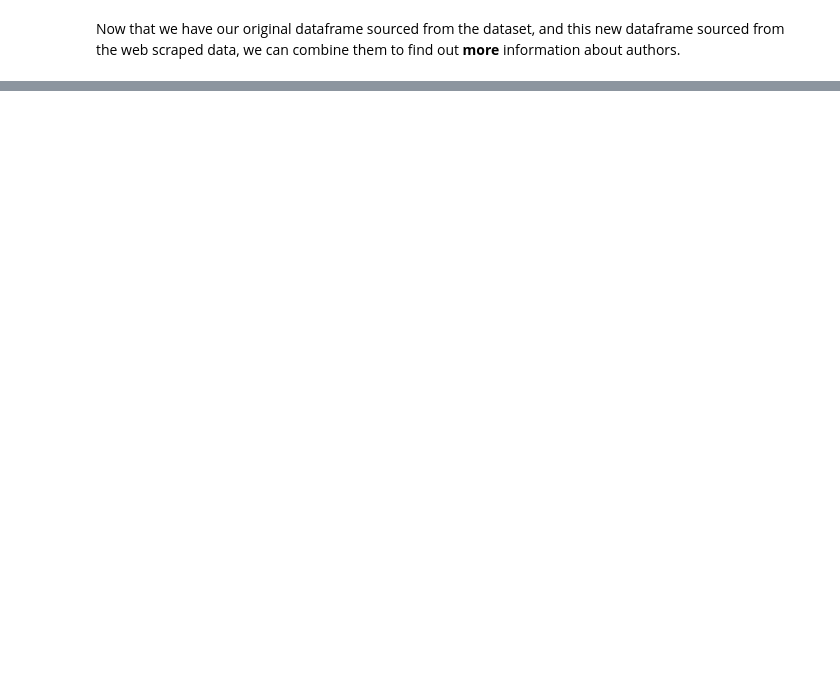
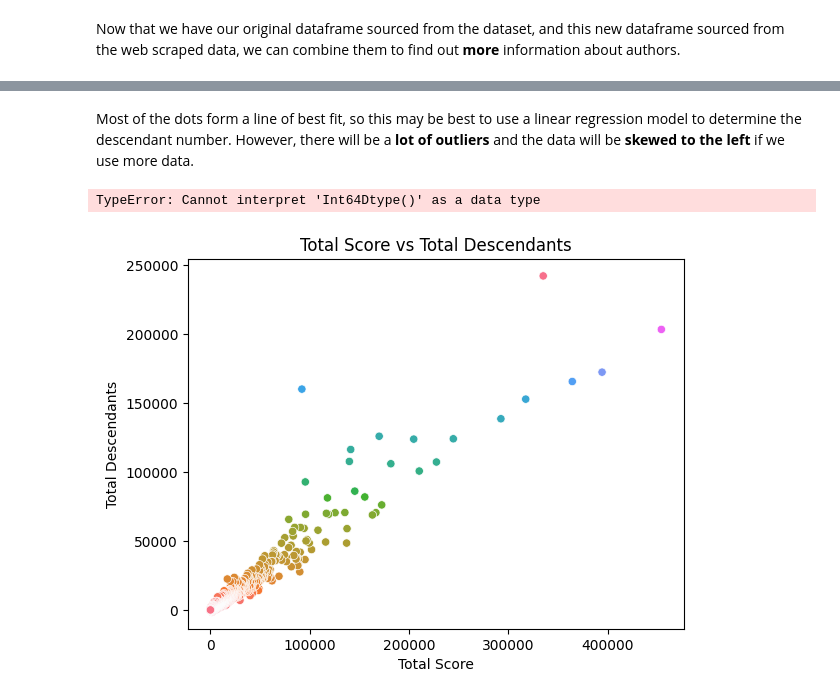
Before and after one commit to biggiefats/HackerNewsAnalysis, a Jupyter notebook: HackerNews.ipynb, the cells around one changed output, grey strips where cells are left out. Saved outputs shown, nothing was run; the diff lists cells and outputs as text; code cells hidden in the pictures; blank space fills up the shorter version.

```diff
--- a/HackerNews.ipynb
+++ b/HackerNews.ipynb
@@ -662,0 +719,17 @@ print(df)
+# %% [markdown]
+Most of the dots form a line of best fit, so this may be best to use a linear regression model to determine the descendant number. However, there will be a **lot of outliers** and the data will be **skewed to the left** if we use more data.
+# %%
+# Data
+x = df['total_score']
+y = df['total_descendants']
+
+# Visualisation
+fig, ax = plt.subplots()
+ax.set_title('Total Score vs Total Descendants')
+ax.set_xlabel('Total Score')
+ax.set_ylabel('Total Descendants')
+sns.scatterplot(x=x, y=y, hue=df['total_descendants'], palette='husl')
+plt.show()
+# %% [output]
+TypeError: Cannot interpret 'Int64Dtype()' as a data type
+[figure, added]
```
Also changed, not shown: parts of 17 cells of this notebook.
